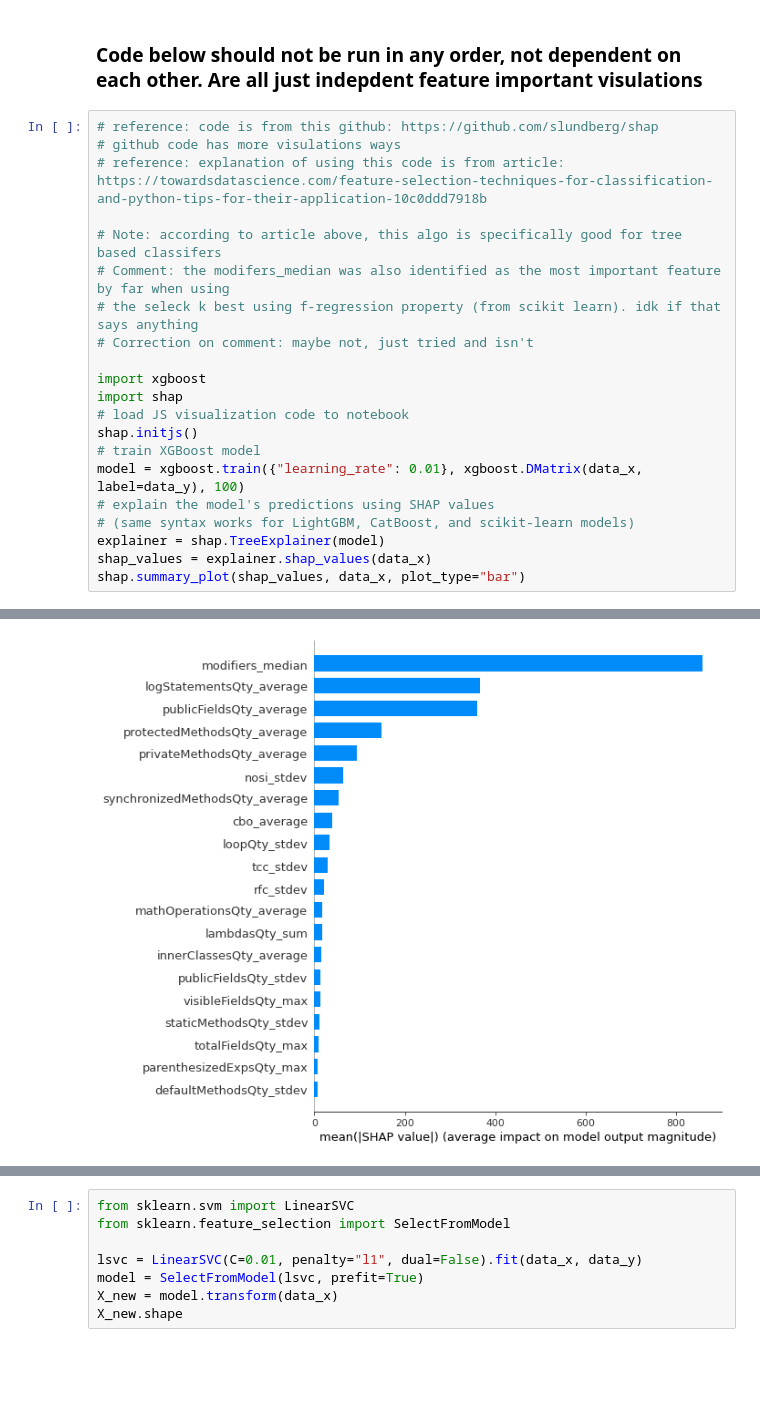
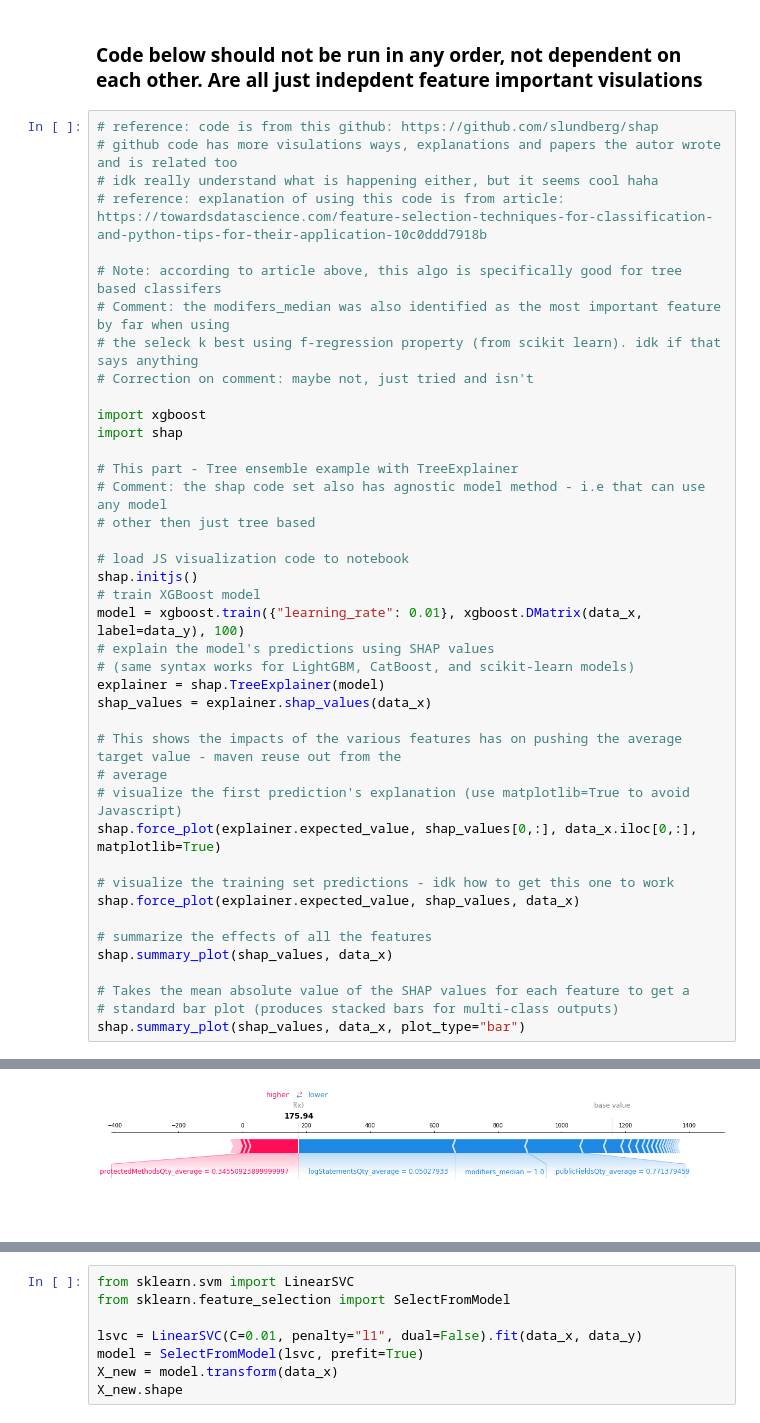
Before and after one commit to reusability/research, a Jupyter notebook: Feature Selection Analysis.ipynb, the cells around one changed output, grey strips where cells are left out. Drawn from its saved outputs; the diff is of its cells as text; blank space fills up the shorter version.

Commit message:
updating feature selection
- updating understand and SHAP visulation tools
-> but very much still do not understand SHAP
-> and possibly made some minor changes to other code

```diff
--- a/Feature Selection Analysis.ipynb
+++ b/Feature Selection Analysis.ipynb
@@ -87,25 +87,45 @@ data_y = output_data.pop('maven_reuse')
 ### Code below should not be run in any order, not dependent on each other. Are all just indepdent feature important visulations
 # %%
 # reference: code is from this github: https://github.com/slundberg/shap
-# github code has more visulations ways
+# github code has more visulations ways, explanations and papers the autor wrote and is related too
+# idk really understand what is happening either, but it seems cool haha
 # reference: explanation of using this code is from article: https://towardsdatascience.com/feature-selection-techniques-for-classification-and-python-tips-for-their-application-10c0ddd7918b
 
 # Note: according to article above, this algo is specifically good for tree based classifers
 # Comment: the modifers_median was also identified as the most important feature by far when using
 # the seleck k best using f-regression property (from scikit learn). idk if that says anything
 # Correction on comment: maybe not, just tried and isn't
 
 import xgboost
 import shap
+
+# This part - Tree ensemble example with TreeExplainer
+# Comment: the shap code set also has agnostic model method - i.e that can use any model
+# other then just tree based
+
 # load JS visualization code to notebook
 shap.initjs()
 # train XGBoost model
 model = xgboost.train({"learning_rate": 0.01}, xgboost.DMatrix(data_x, label=data_y), 100)
 # explain the model's predictions using SHAP values
 # (same syntax works for LightGBM, CatBoost, and scikit-learn models)
 explainer = shap.TreeExplainer(model)
 shap_values = explainer.shap_values(data_x)
+
+# This shows the impacts of the various features has on pushing the average target value - maven reuse out from the
+# average
+# visualize the first prediction's explanation (use matplotlib=True to avoid Javascript)
+shap.force_plot(explainer.expected_value, shap_values[0,:], data_x.iloc[0,:], matplotlib=True)
+
+# visualize the training set predictions - idk how to get this one to work
+shap.force_plot(explainer.expected_value, shap_values, data_x)
+
+# summarize the effects of all the features
+shap.summary_plot(shap_values, data_x)
+
+# Takes the mean absolute value of the SHAP values for each feature to get a
+# standard bar plot (produces stacked bars for multi-class outputs)
 shap.summary_plot(shap_values, data_x, plot_type="bar")
 # %% [output]
 [interactive output not drawn]
-[figure, old version]
+[figure, new version]
```
Also changed, not shown: parts of 4 cells of this notebook, 1 other file.
